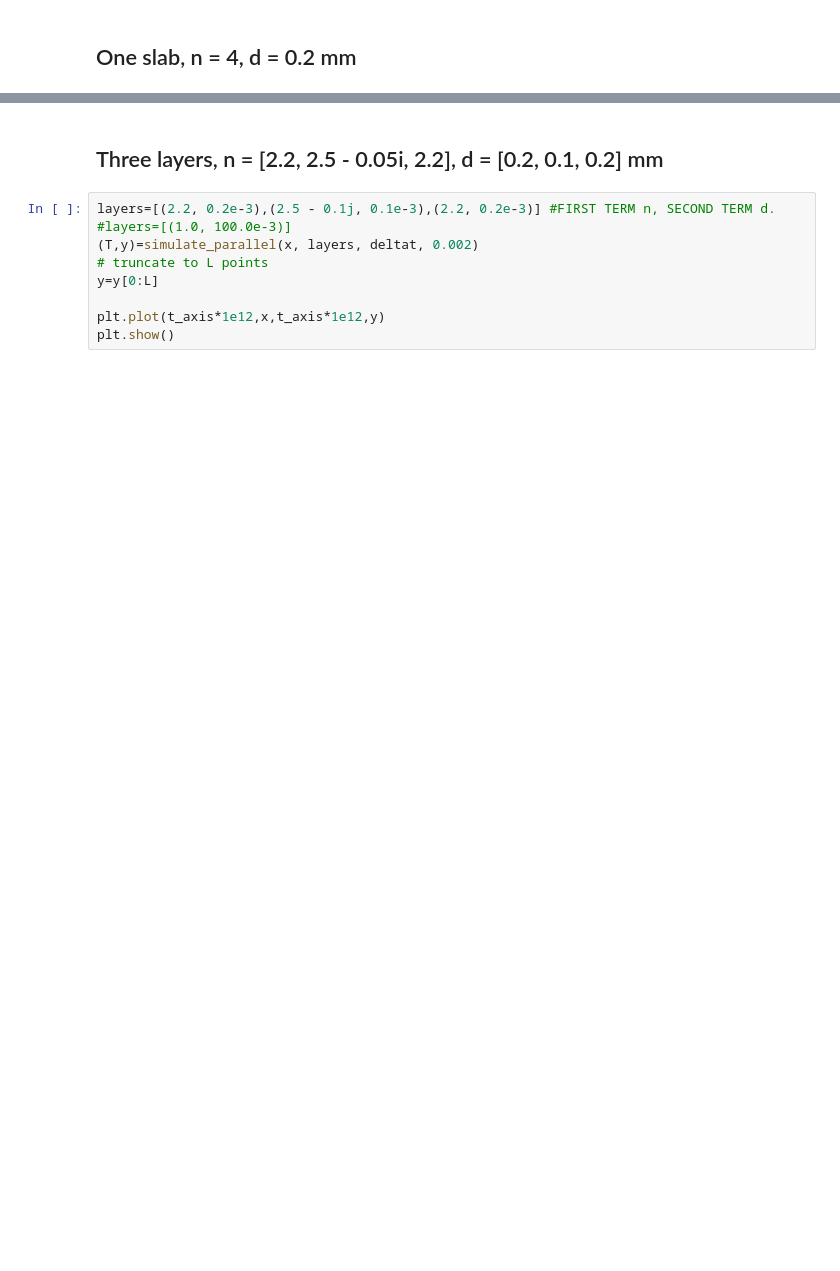
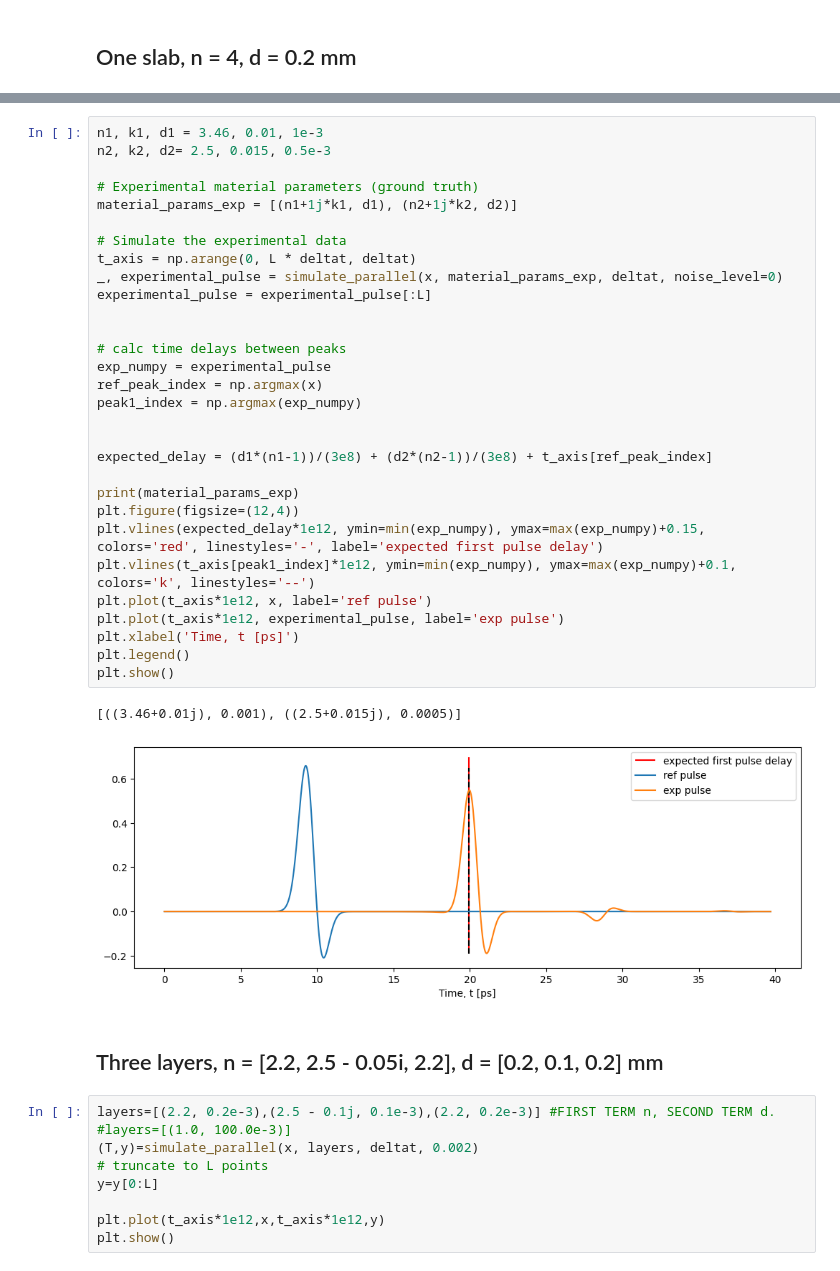
Before and after one commit to tls54/THz-TDS, a Jupyter notebook: Transfer Matrix Method/Simulate_and_extract.ipynb, the cells around one changed output, grey strips where cells are left out. Drawn from its saved outputs; the diff is of its cells as text; blank space fills up the shorter version.

```diff
--- a/Transfer Matrix Method/Simulate_and_extract.ipynb
+++ b/Transfer Matrix Method/Simulate_and_extract.ipynb
@@ -205,3 +219,36 @@ plt.show()
+# %%
+n1, k1, d1 = 3.46, 0.01, 1e-3
+n2, k2, d2= 2.5, 0.015, 0.5e-3
+
+# Experimental material parameters (ground truth)
+material_params_exp = [(n1+1j*k1, d1), (n2+1j*k2, d2)]
+
+# Simulate the experimental data
+t_axis = np.arange(0, L * deltat, deltat)
+_, experimental_pulse = simulate_parallel(x, material_params_exp, deltat, noise_level=0)
+experimental_pulse = experimental_pulse[:L]
+
+
+# calc time delays between peaks
+exp_numpy = experimental_pulse
+ref_peak_index = np.argmax(x)
+peak1_index = np.argmax(exp_numpy)
+
+
+expected_delay = (d1*(n1-1))/(3e8) + (d2*(n2-1))/(3e8) + t_axis[ref_peak_index]
+
+print(material_params_exp)
+plt.figure(figsize=(12,4))
+plt.vlines(expected_delay*1e12, ymin=min(exp_numpy), ymax=max(exp_numpy)+0.15, colors='red', linestyles='-', label='expected first pulse delay')
+plt.vlines(t_axis[peak1_index]*1e12, ymin=min(exp_numpy), ymax=max(exp_numpy)+0.1, colors='k', linestyles='--')
+plt.plot(t_axis*1e12, x, label='ref pulse')
+plt.plot(t_axis*1e12, experimental_pulse, label='exp pulse')
+plt.xlabel('Time, t [ps]')
+plt.legend()
+plt.show()
+# %% [output]
+[((3.46+0.01j), 0.001), ((2.5+0.015j), 0.0005)]
+[figure, added]
 # %% [markdown]
 ## Three layers, n = [2.2, 2.5 - 0.05i, 2.2], d = [0.2, 0.1, 0.2] mm
 # %%
```
Also changed, not shown: parts of 4 cells of this notebook, 4 other files.
